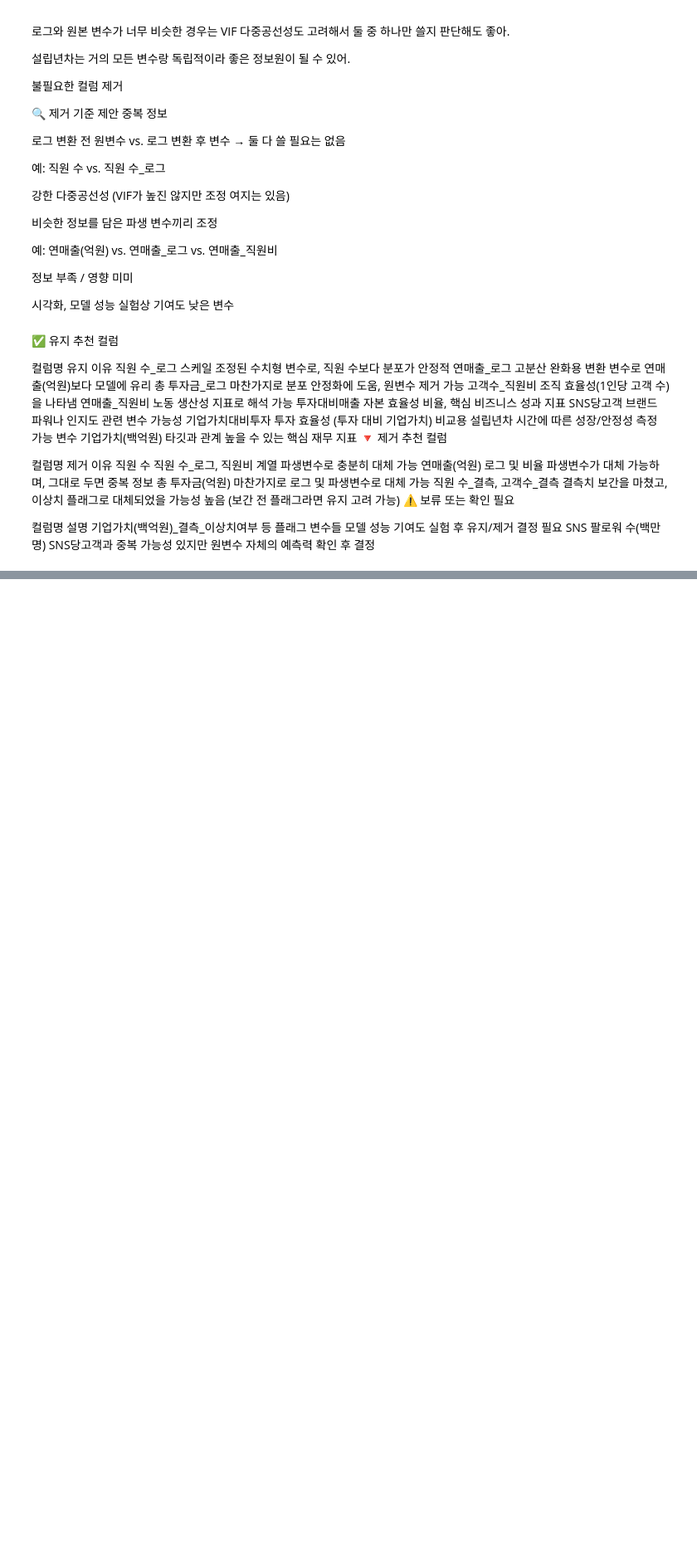
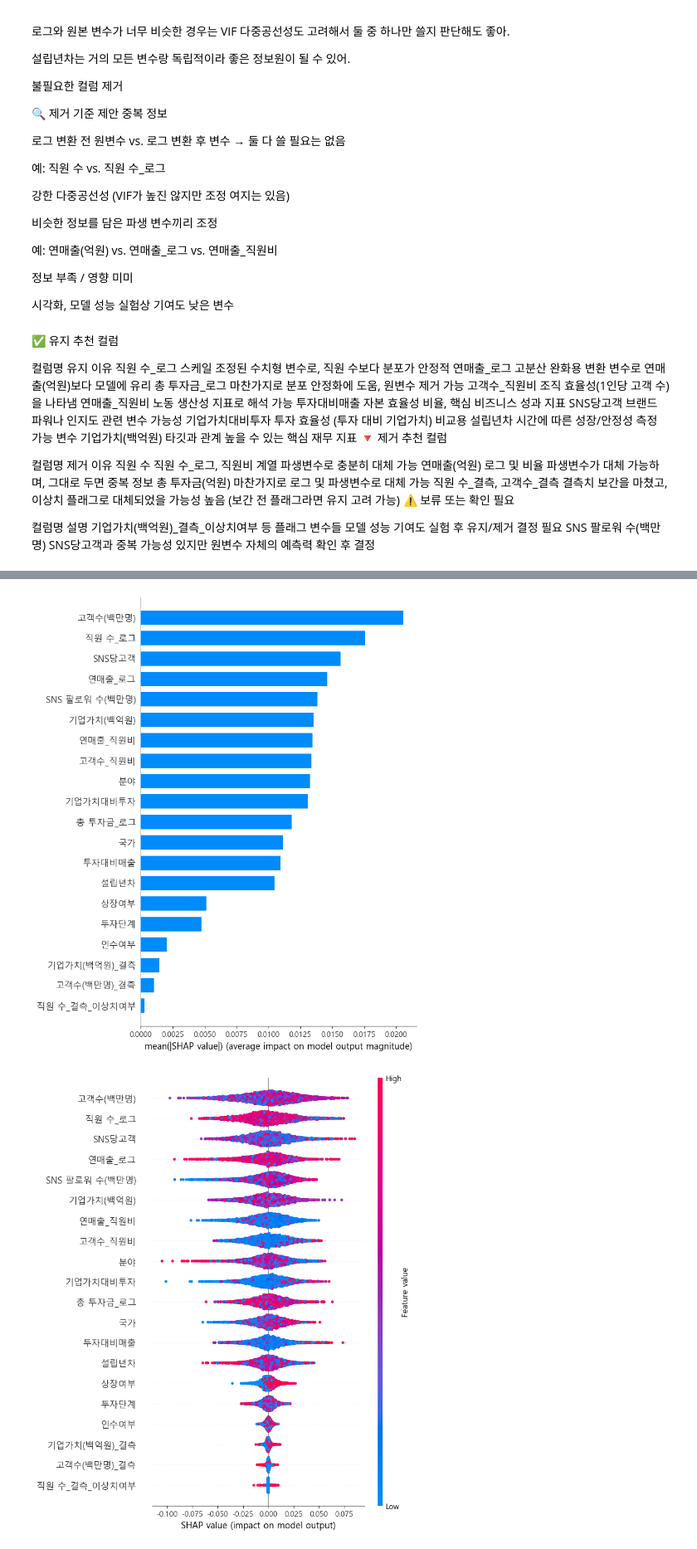
Before and after one commit to HyeongseopSo0914/my-project, a Jupyter notebook: dacon/a2/home.ipynb, the cells around one changed output, grey strips where cells are left out. Shown at 83% size. Saved outputs shown, nothing was run; the diff lists cells and outputs as text; code cells hidden in the pictures; blank space fills up the shorter version.

```diff
--- a/dacon/a2/home.ipynb
+++ b/dacon/a2/home.ipynb
@@ -578,0 +815,15 @@ KeyError: '성공확률'
+# %%
+import shap
+
+# TreeExplainer 사용
+explainer = shap.TreeExplainer(xgb_model)
+shap_values = explainer.shap_values(X)
+
+# 요약 플롯 (bar)
+shap.summary_plot(shap_values, X, plot_type="bar", max_display=20)
+
+# 요약 플롯 (dot)
+shap.summary_plot(shap_values, X)
+# %% [output]
+[figure, added]
+[figure, added]
```
Also changed, not shown: parts of 17 cells of this notebook, 36 other files.
